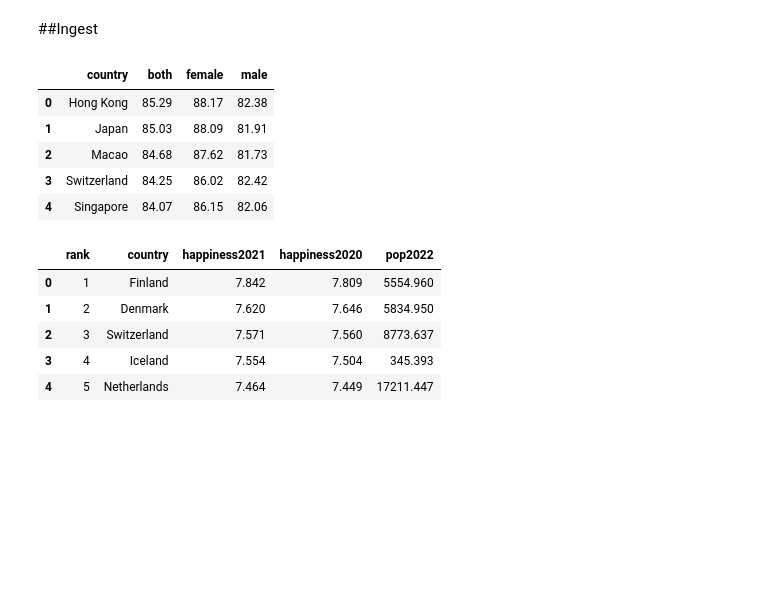
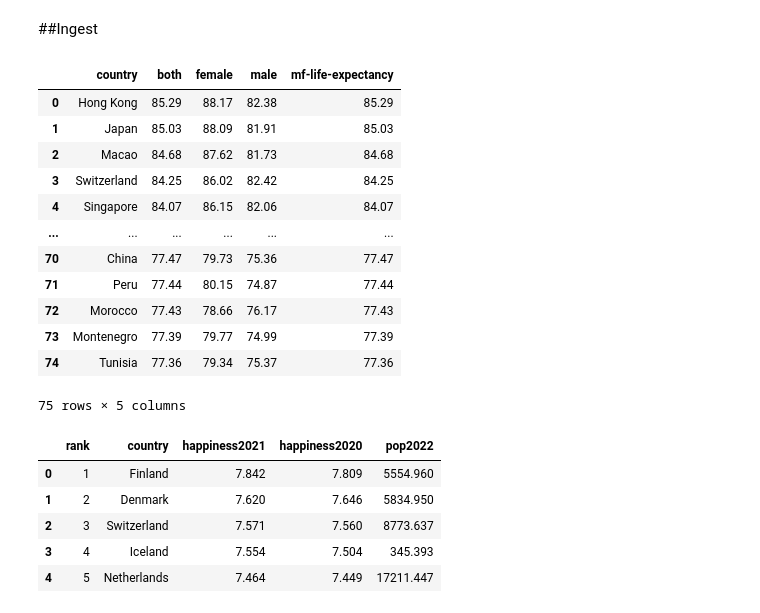
Before and after one commit to noahgift/quality-of-life, a Jupyter notebook: quality_life.ipynb, the cells around one changed output. Drawn from its saved outputs; the diff is of its cells as text; code cells hidden in the pictures; blank space fills up the shorter version.

```diff
--- a/quality_life.ipynb
+++ b/quality_life.ipynb
@@ -7,13 +9,22 @@ import pandas as pd
 # %%
 life_df = pd.read_csv("https://raw.githubusercontent.com/noahgift/quality-of-life/4472e7ce6d514f14902577915144f5b3d64aee5f/expectancy.csv")
-life_df.head()
+life_df.rename(columns={"mf-life-expectancy": "both"})
+life_df["mf-life-expectancy"] = life_df["both"]
+life_df.head(75)
 # %% [output]
-|  | country | both | female | male |
-| 0 | Hong Kong | 85.29 | 88.17 | 82.38 |
-| 1 | Japan | 85.03 | 88.09 | 81.91 |
-| 2 | Macao | 84.68 | 87.62 | 81.73 |
-| 3 | Switzerland | 84.25 | 86.02 | 82.42 |
-| 4 | Singapore | 84.07 | 86.15 | 82.06 |
+|  | country | both | female | male | mf-life-expectancy |
+| 0 | Hong Kong | 85.29 | 88.17 | 82.38 | 85.29 |
+| 1 | Japan | 85.03 | 88.09 | 81.91 | 85.03 |
+| 2 | Macao | 84.68 | 87.62 | 81.73 | 84.68 |
+| 3 | Switzerland | 84.25 | 86.02 | 82.42 | 84.25 |
+| 4 | Singapore | 84.07 | 86.15 | 82.06 | 84.07 |
+| ... | ... | ... | ... | ... | ... |
+| 70 | China | 77.47 | 79.73 | 75.36 | 77.47 |
+| 71 | Peru | 77.44 | 80.15 | 74.87 | 77.44 |
+| 72 | Morocco | 77.43 | 78.66 | 76.17 | 77.43 |
+| 73 | Montenegro | 77.39 | 79.77 | 74.99 | 77.39 |
+| 74 | Tunisia | 77.36 | 79.34 | 75.37 | 77.36 |
+75 rows × 5 columns
 # %%
 happiness_df = pd.read_csv("https://raw.githubusercontent.com/noahgift/quality-of-life/main/happiness-2021.csv")
 happiness_df.head()
```
Also changed, not shown: parts of 9 cells of this notebook.
